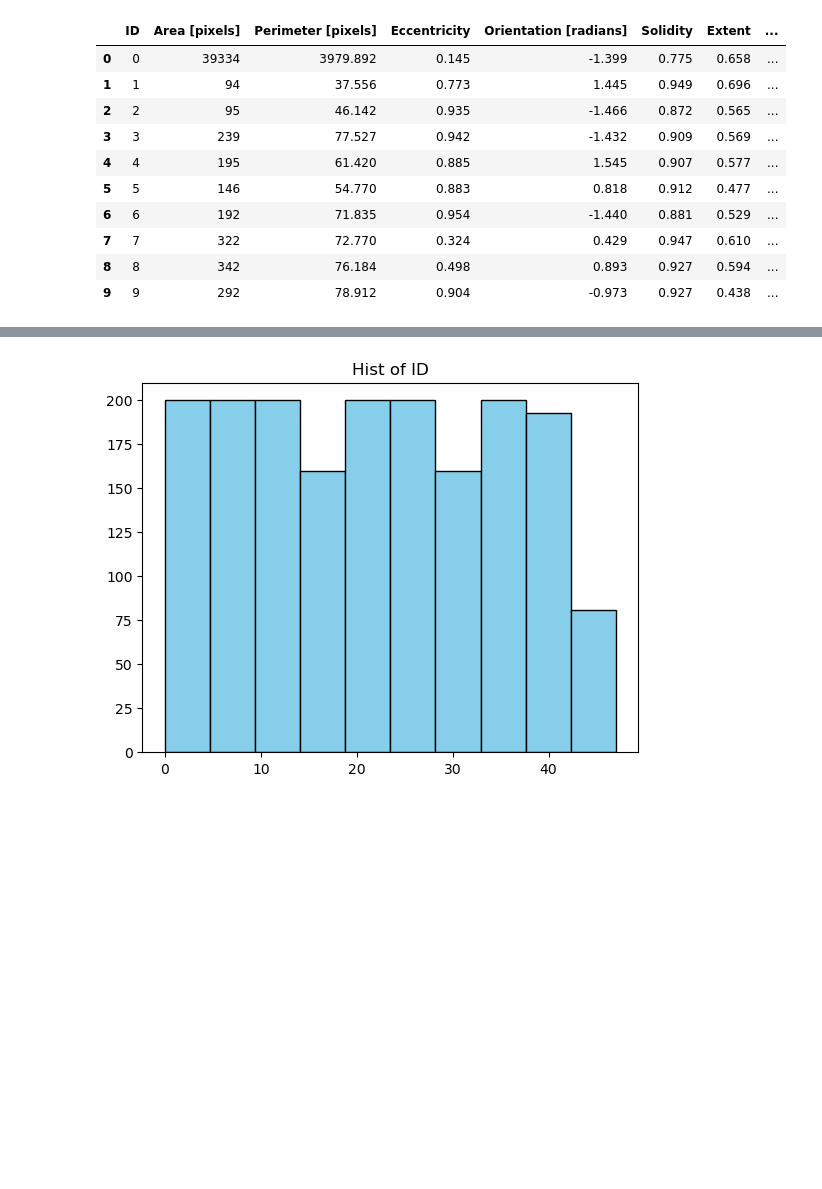
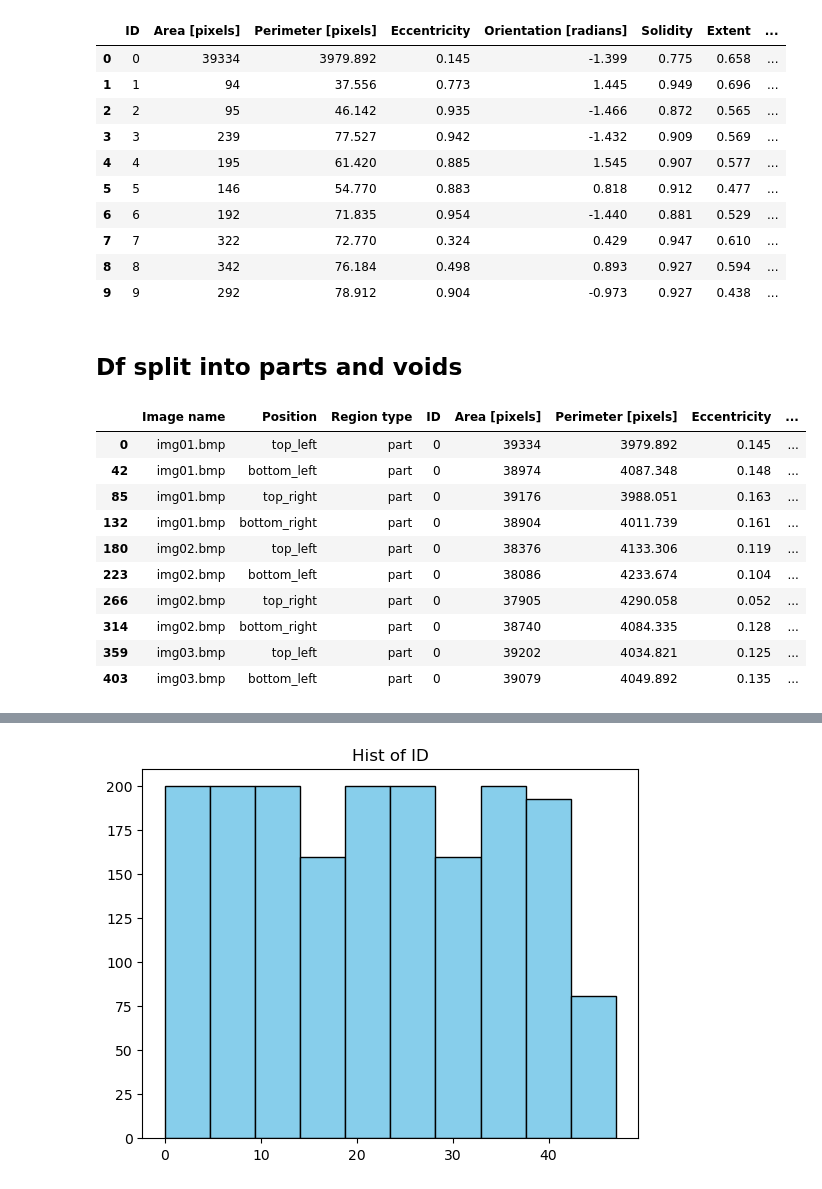
Before and after one commit to abylai11/qda-project, a Jupyter notebook: Python code/Exploration.ipynb, the cells around one changed output, grey strips where cells are left out. Saved outputs shown, nothing was run; the diff lists cells and outputs as text; code cells hidden in the pictures; blank space fills up the shorter version.

```diff
--- a/Python code/Exploration.ipynb
+++ b/Python code/Exploration.ipynb
@@ -62,3 +188,5 @@ dataNum.head(10)
 | 7 | 7 | 322 | 72.770 | 0.324 | 0.429 | 0.947 | 0.610 | ... |
 | 8 | 8 | 342 | 76.184 | 0.498 | 0.893 | 0.927 | 0.594 | ... |
 | 9 | 9 | 292 | 78.912 | 0.904 | -0.973 | 0.927 | 0.438 | ... |
+# %% [markdown]
+## Df split into parts and voids
@@ -64,0 +199,14 @@ dataNum.head(10)
+# %%
+df_parts.head(10)
+# %% [output]
+|  | Image name | Position | Region type | ID | Area [pixels] | Perimeter [pixels] | Eccentricity | ... |
+| 0 | img01.bmp | top_left | part | 0 | 39334 | 3979.892 | 0.145 | ... |
+| 42 | img01.bmp | bottom_left | part | 0 | 38974 | 4087.348 | 0.148 | ... |
+| 85 | img01.bmp | top_right | part | 0 | 39176 | 3988.051 | 0.163 | ... |
+| 132 | img01.bmp | bottom_right | part | 0 | 38904 | 4011.739 | 0.161 | ... |
+| 180 | img02.bmp | top_left | part | 0 | 38376 | 4133.306 | 0.119 | ... |
+| 223 | img02.bmp | bottom_left | part | 0 | 38086 | 4233.674 | 0.104 | ... |
+| 266 | img02.bmp | top_right | part | 0 | 37905 | 4290.058 | 0.052 | ... |
+| 314 | img02.bmp | bottom_right | part | 0 | 38740 | 4084.335 | 0.128 | ... |
+| 359 | img03.bmp | top_left | part | 0 | 39202 | 4034.821 | 0.125 | ... |
+| 403 | img03.bmp | bottom_left | part | 0 | 39079 | 4049.892 | 0.135 | ... |
```
Also changed, not shown: parts of 19 cells of this notebook.
